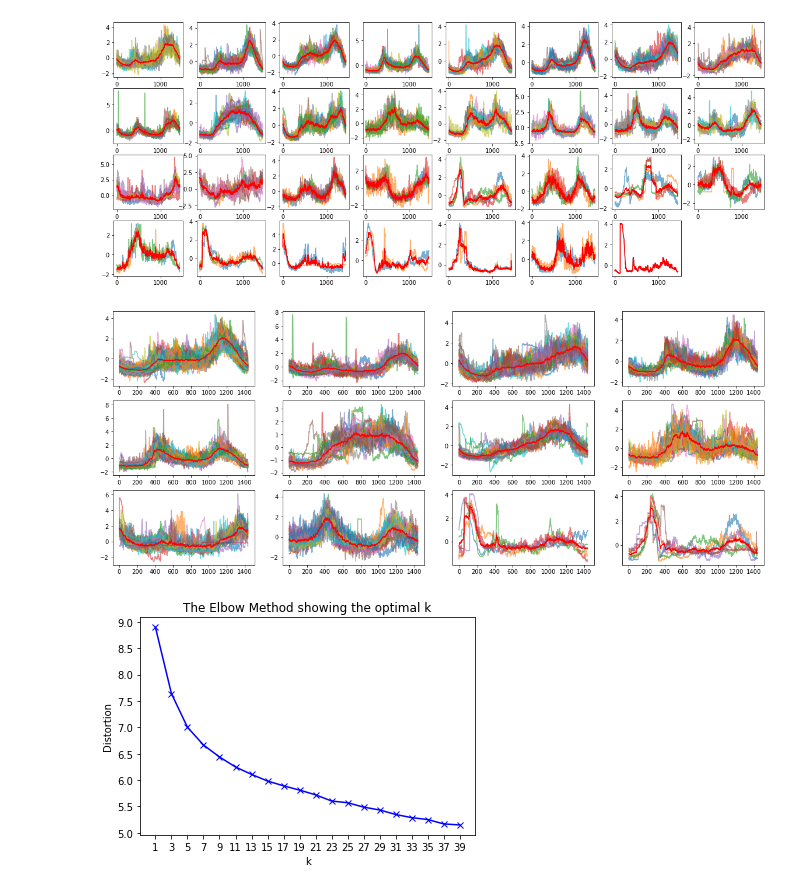
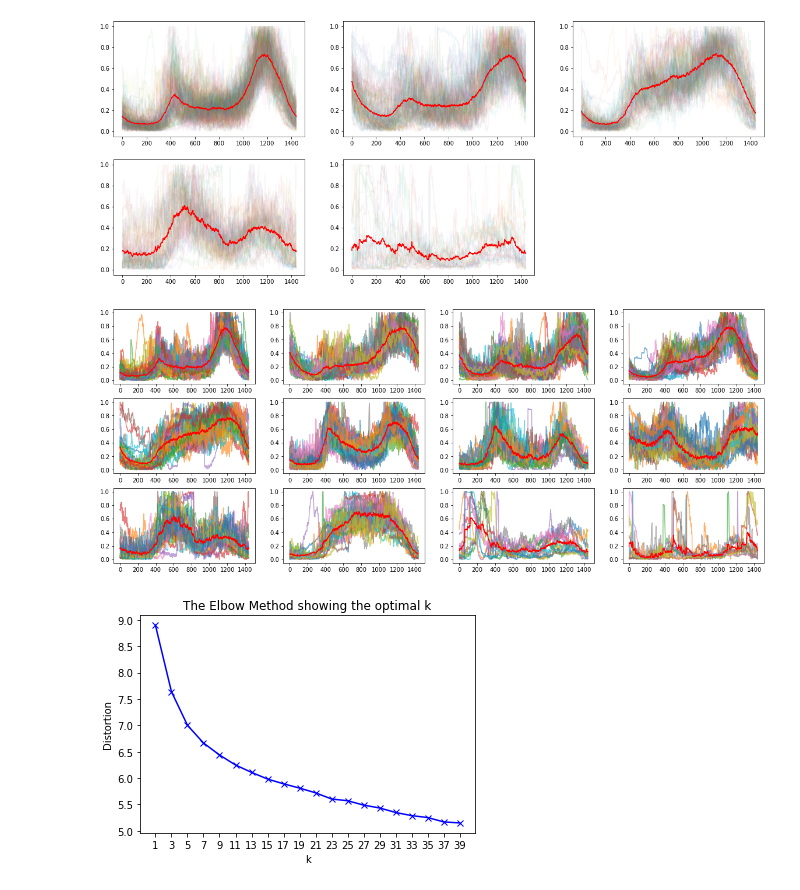
Before and after one commit to Depersonalizc/daily-load-clustering, a Jupyter notebook: Kmeans.ipynb, the cells around one changed output. Cells and saved outputs as stored; diff of their text form; code cells hidden in the pictures.

Commit message:
Kmeans clusters result

```diff
--- a/Kmeans.ipynb
+++ b/Kmeans.ipynb
@@ -4,10 +4,5 @@ import pandas as pd
 import numpy as np
 import matplotlib.pyplot as plt
 # %%
-data = pd.read_csv('processed_data_with_timeindex.csv',index_col = [0])
+data = pd.read_csv('../project/processed_data_with_timeindex.csv',index_col = [0])
 data.index = pd.to_datetime(data.index)
-# %%
-data26 = data_10min.iloc[:,221].resample('1h',label = 'left').sum()
-fig = plt.figure(figsize = (10,8))
-for i in range(4):
-    plt.subplot(4,1,i+1).plot(data26['2016-0'+str(i+1)])
@@ -72,9 +48,9 @@ def labeled_plot(X,k=31,xnum=4,ynum=8,silent = True):
     if not silent:
         fig = plt.figure(figsize=(20,8))
         for k,label in enumerate(count.index):
-            fig.add_subplot(xnum,ynum,k+1).plot(clusters_dict[label],alpha = 0.6)
+            fig.add_subplot(xnum,ynum,k+1).plot(clusters_dict[label]+0.5,alpha = 0.06)
 #             plt.subplot(xnum,ynum,k+1).plot(clusters_dict[label].mean(1),'r')
-            plt.plot(clusters_dict[label].mean(1),'r')
+            plt.plot(clusters_dict[label].mean(1)+0.5,'r')
     return clusters_dict
 def save_dict(cluster_dicts, file_name):
     with open(file_name,'wb+') as f:
@@ -82,7 +58,7 @@ def save_dict(cluster_dicts, file_name):
 def resample_normalization(data,granularity = '1min'):
     data.index = pd.date_range('2016-01-01-00:00:00','2016-01-01-23:59:59',freq = 'min')
     data = data.resample(granularity,label = 'left').mean()
-    data = (data - data.mean(0))/data.std(0)
+    data = (data - data.min(0))/(data.max(0) - data.min(0)) - 0.5
     return data
 # %%
 elbow_plot(resample_normalization(daily_pattern,'1min'),n_clusters = np.arange(1,40,2))
@@ -91,12 +78,12 @@ elbow_plot(resample_normalization(daily_pattern,'1min'),n_clusters = np.arange(1
 # %%
 # granularity 1min 31 clusters
-clusters_dict = labeled_plot(resample_normalization(daily_pattern,'1min'),31,silent = False)
+clusters_dict = labeled_plot(resample_normalization(daily_pattern,'1min'),5,2,3,silent = False)
 # %% [output]
-[figure, old version]
+[figure, new version]
 # %%
 clusters_dict = labeled_plot(resample_normalization(daily_pattern,'1min'),12,3,4,silent = False)
 # %% [output]
-[figure, old version]
+[figure, new version]
 # %%
 elbow_plot(resample_normalization(daily_pattern,'10min'),n_clusters = np.arange(1,40,2))
 # %% [output]
```
Also changed, not shown: parts of 5 cells of this notebook.
